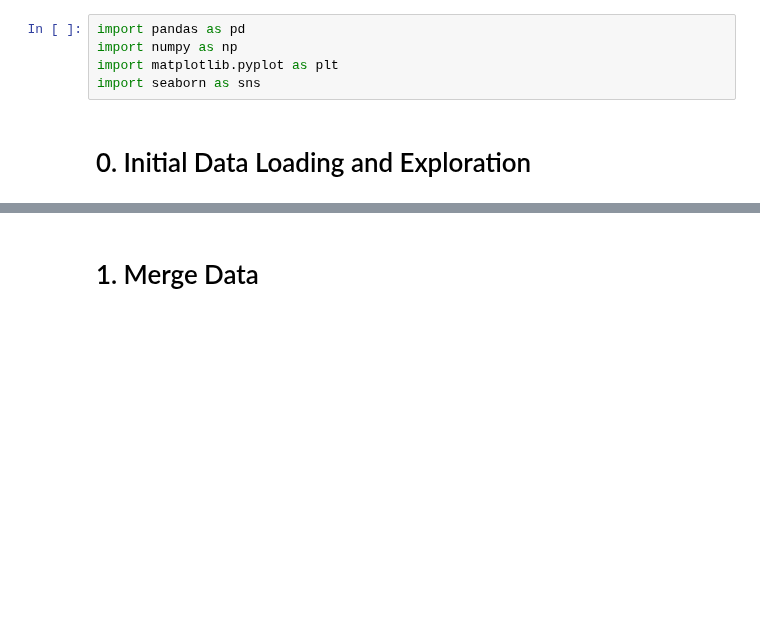
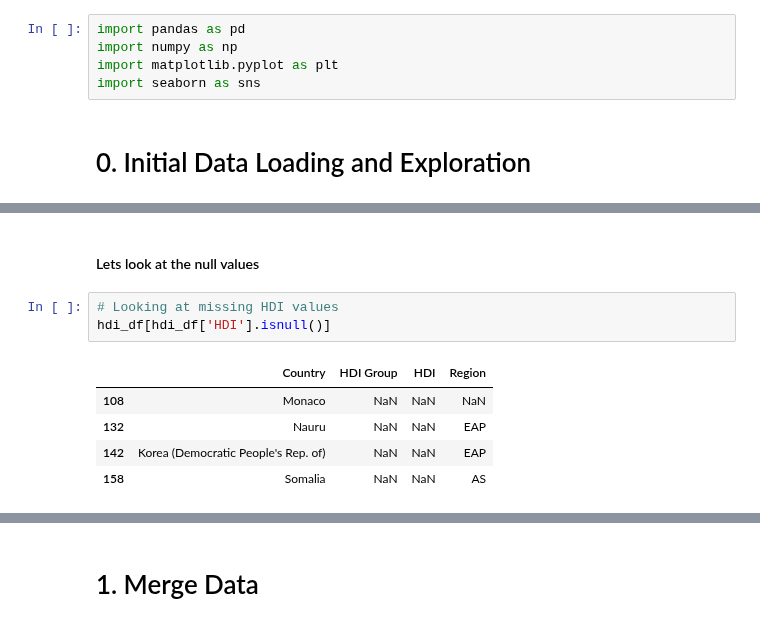
Before and after one commit to jakthehut/HDI-IQ-Analysis, a Jupyter notebook: hdi_iq_analysis.ipynb, the cells around one changed output, grey strips where cells are left out. Drawn from its saved outputs; the diff is of its cells as text; blank space fills up the shorter version.

```diff
--- a/hdi_iq_analysis.ipynb
+++ b/hdi_iq_analysis.ipynb
@@ -16,0 +71,11 @@ hdi_df.sample(3)
+# %% [markdown]
+#### Lets look at the null values
+# %%
+# Looking at missing HDI values
+hdi_df[hdi_df['HDI'].isnull()]
+# %% [output]
+|  | Country | HDI Group | HDI | Region |
+| 108 | Monaco | NaN | NaN | NaN |
+| 132 | Nauru | NaN | NaN | EAP |
+| 142 | Korea (Democratic People's Rep. of) | NaN | NaN | EAP |
+| 158 | Somalia | NaN | NaN | AS |
```
Also changed, not shown: parts of 12 cells of this notebook, 1 other file.
